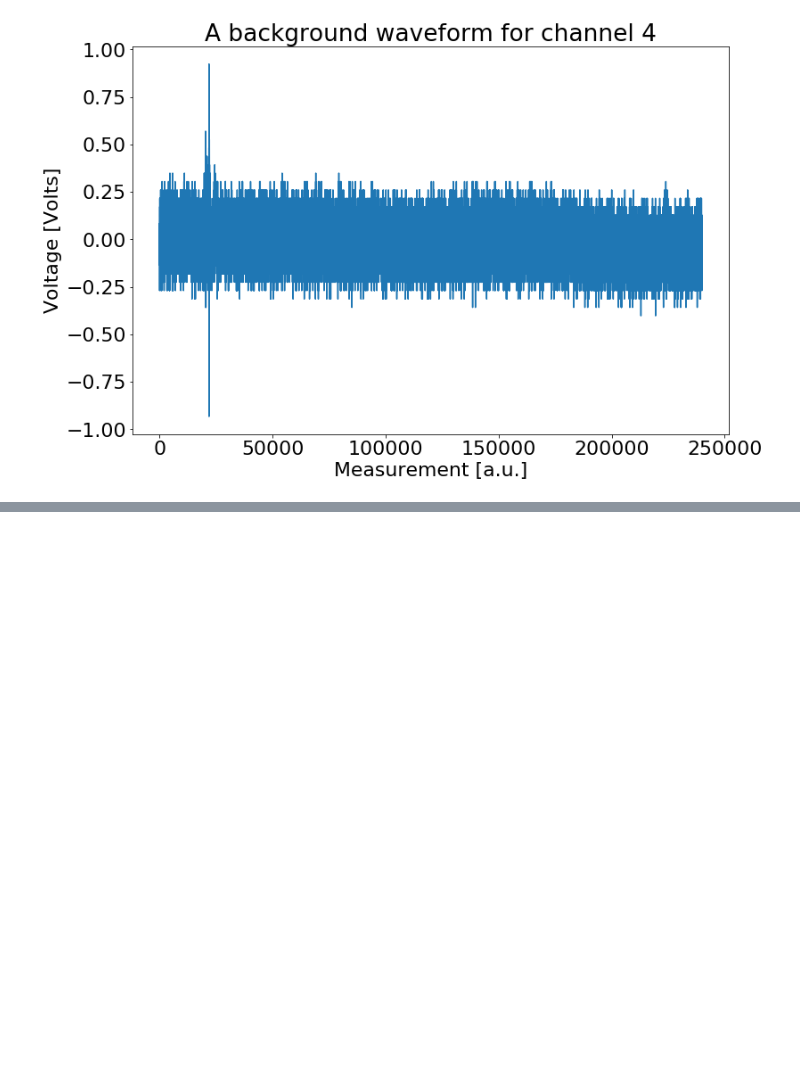
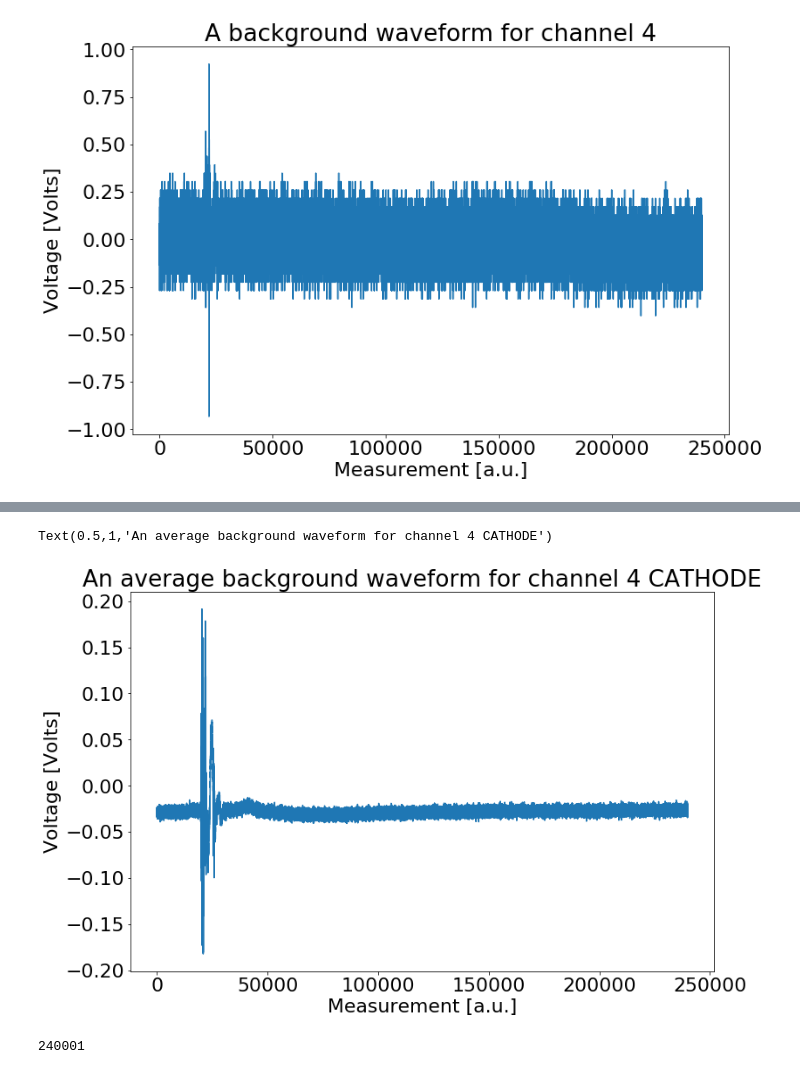
Before and after one commit to StefanoVergani/waveform_study, a Jupyter notebook: bkg_removal.ipynb, the cells around one changed output, grey strips where cells are left out. Cells and saved outputs as stored; diff of their text form; code cells hidden in the pictures; blank space fills up the shorter version.

```diff
--- a/bkg_removal.ipynb
+++ b/bkg_removal.ipynb
@@ -72,0 +114,15 @@ Text(0.5,1,'A background waveform for channel 4')
+# %%
+average_bkg_ch4=ppf.waveform_averager(bkg_ch4)
+# %%
+fig, ax = plt.subplots()
+ax.plot(,average_bkg_ch4,label="Input Pulse")
+ax.set_xlabel("Measurement [a.u.]")
+ax.set_ylabel("Voltage [Volts]")
+ax.set_title("An average background waveform for channel 4 CATHODE")
+# %% [output]
+Text(0.5,1,'An average background waveform for channel 4 CATHODE')
+[figure, added]
+# %%
+len(average_bkg_ch3)
+# %% [output]
+240001
```
Also changed, not shown: parts of 21 cells of this notebook, 1 other file.
